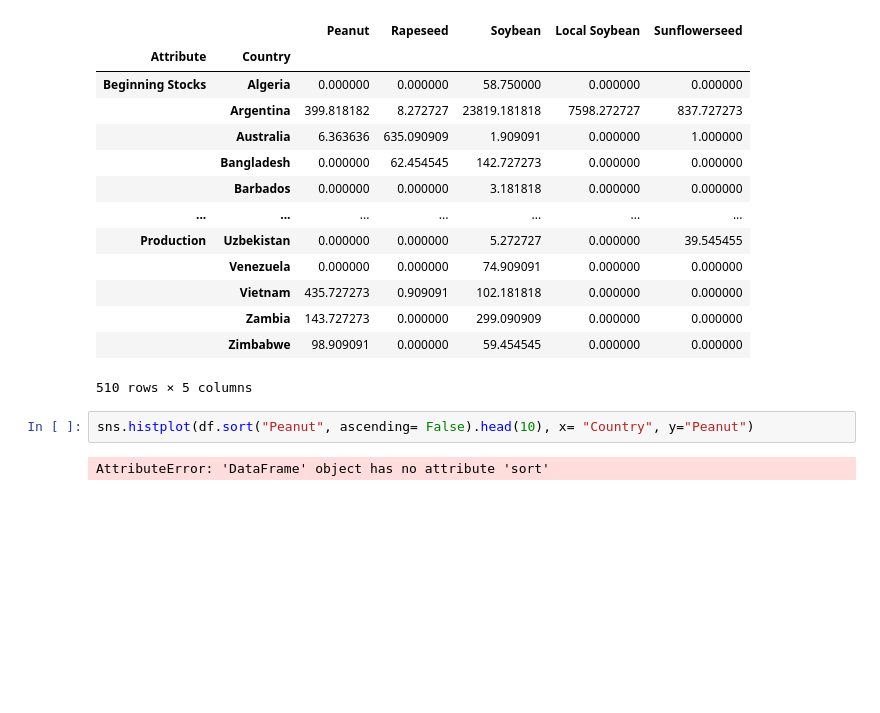
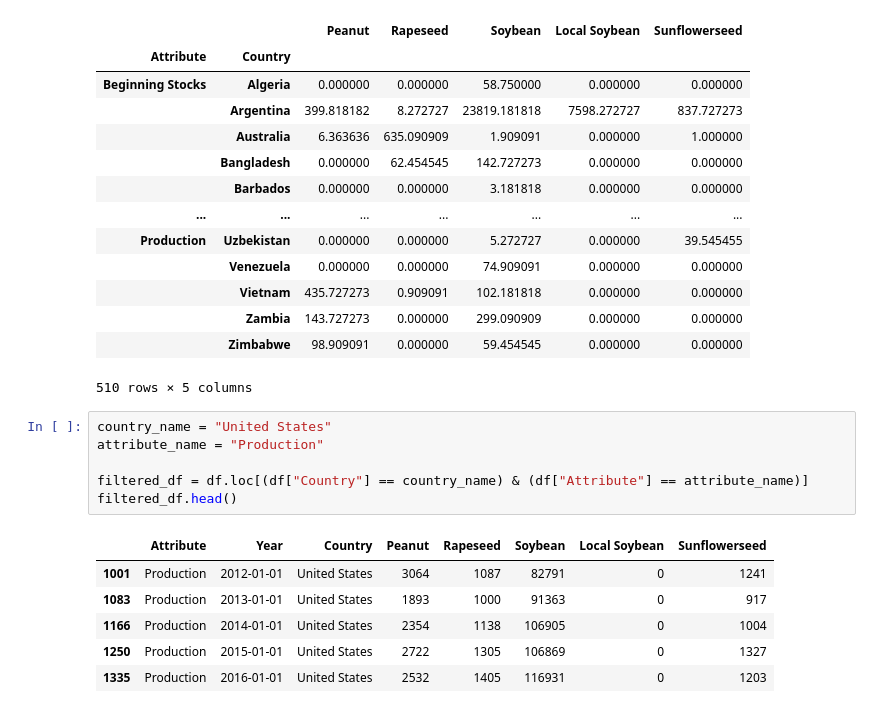
Before and after one commit to KenA99/USDA-Oilseeds, a Jupyter notebook: global_oilseed_project.ipynb, the cells around one changed output. Cells and saved outputs as stored; diff of their text form; blank space fills up the shorter version.

```diff
--- a/global_oilseed_project.ipynb
+++ b/global_oilseed_project.ipynb
@@ -217,7 +217,16 @@ attributes_df.mean()
 |  | Zambia | 143.727273 | 0.000000 | 299.090909 | 0.000000 | 0.000000 |
 |  | Zimbabwe | 98.909091 | 0.000000 | 59.454545 | 0.000000 | 0.000000 |
 510 rows × 5 columns
-# %%
-sns.histplot(df.sort("Peanut", ascending= False).head(10), x= "Country", y="Peanut")
-# %% [output]
-AttributeError: 'DataFrame' object has no attribute 'sort'
+# %%
+country_name = "United States"
+attribute_name = "Production"
+
+filtered_df = df.loc[(df["Country"] == country_name) & (df["Attribute"] == attribute_name)]
+filtered_df.head()
+# %% [output]
+|  | Attribute | Year | Country | Peanut | Rapeseed | Soybean | Local Soybean | Sunflowerseed |
+| 1001 | Production | 2012-01-01 | United States | 3064 | 1087 | 82791 | 0 | 1241 |
+| 1083 | Production | 2013-01-01 | United States | 1893 | 1000 | 91363 | 0 | 917 |
+| 1166 | Production | 2014-01-01 | United States | 2354 | 1138 | 106905 | 0 | 1004 |
+| 1250 | Production | 2015-01-01 | United States | 2722 | 1305 | 106869 | 0 | 1327 |
+| 1335 | Production | 2016-01-01 | United States | 2532 | 1405 | 116931 | 0 | 1203 |
```
Also changed, not shown: parts of 1 cell of this notebook.
